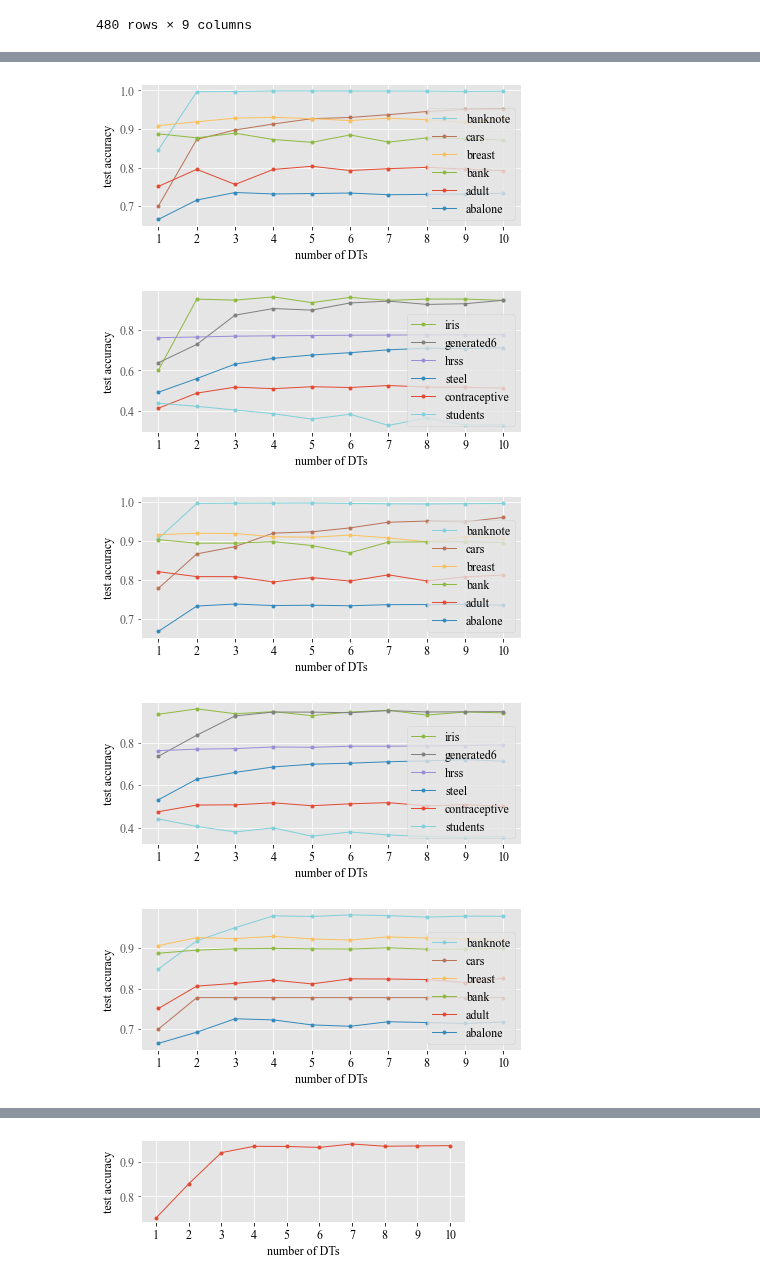
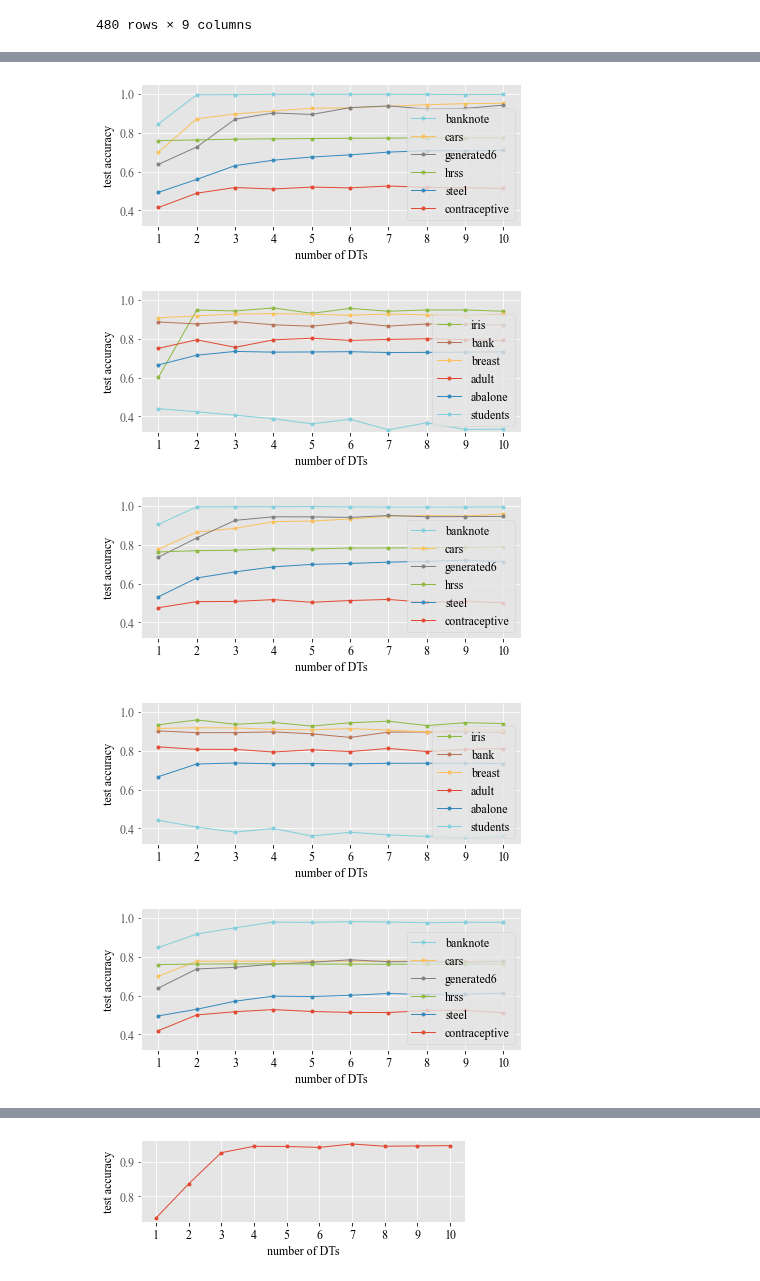
Before and after one commit to simsal0r/mixture-of-decision-trees, a Jupyter notebook: benchmarks/analysis_ex2_n_experts.ipynb, the cells around one changed output, grey strips where cells are left out. Saved outputs shown, nothing was run; the diff lists cells and outputs as text; code cells hidden in the pictures.

```diff
--- a/benchmarks/analysis_ex2_n_experts.ipynb
+++ b/benchmarks/analysis_ex2_n_experts.ipynb
@@ -44,35 +44,38 @@ df
 #  ["students_input.pd","students_target.pd"],
 #  #["sensorless_input.pd","sensorless_target.pd"], # Very Large dataset
 
+#B97357 brown
+#988ED5 violet
+
 colormap = {
     'iris_input.pd': "#8EBA42",
     'breast_cancer_input.np' : "#FBC15E" ,
-    'cars_input.pd' : "#B97357",
+    'cars_input.pd' : "#FBC15E",
     'abalone_input.pd': "#348ABD",
     'steel_input.pd': "#348ABD",
     'contraceptive_input.pd' : "#E24A33" ,
     'students_input.pd' : "#81D0DB",
     'banknote_input.pd' : "#81D0DB",
-    'bank_input.pd' : "#8EBA42",
+    'bank_input.pd' : "#B97357",
     'adult_input.pd' :"#E24A33",
-    'hrss_input.pd' : "#988ED5",
+    'hrss_input.pd' : "#8EBA42",
     'generated6_input.np' : "grey",
 }
 datasets1 = [
             "banknote_input.pd",
             "cars_input.pd",
-            "breast_cancer_input.np",
-            "bank_input.pd",
-            "adult_input.pd",
-            "abalone_input.pd",
-]
-datasets2 = [
-
-            "iris_input.pd",
             "generated6_input.np",
             "hrss_input.pd",
             "steel_input.pd",
             "contraceptive_input.pd",
+
+]
+datasets2 = [
+            "iris_input.pd",
+            "bank_input.pd",
+            "breast_cancer_input.np",
+            "adult_input.pd",
+            "abalone_input.pd",
             "students_input.pd",
 ]
 # %%
@@ -92,32 +95,32 @@ datasets2 = [
 # %%
 for gate in ["None","feature_importance_lr_max"]:
     for depth in [1,2]:
         first_set = True
         for datasets_chunk in [datasets1,datasets2]:
             if first_set:
                 first_set = False
                 chunk_name = "datasets1"
             else:
                 chunk_name = "datasets2"
             for dataset in datasets_chunk:
                 dataset_name = dataset.split("_")[0]
 
                 slice1 = df[(df.dataset ==  dataset_name) & (df.gate == gate) & (df.depth == depth)]
                 fig = plt.gcf()
                 fig.set_size_inches(6.8, 2.6)
                 plt.xticks(df.n_experts.unique())
                 plt.ylabel("test accuracy", fontsize=12)
                 plt.xlabel("number of DTs", fontsize=12)
                 #plt.title(str(gate) + " " + str(depth))
                 ax = plt.gca()
-                #ax.set_ylim(top=1)
+                ax.set_ylim(0.32,1.05)
                 plt.plot(slice1.n_experts,slice1.test,linewidth=1,linestyle='-',marker=".",color=colormap[dataset],label=dataset_name)
                 ax.legend(loc="lower right")
-            plt.savefig("plots/n_experts_{}_{}_{}.pdf".format(gate,str(depth),chunk_name), bbox_inches="tight")
+            #plt.savefig("plots/n_experts_{}_{}_{}.pdf".format(gate,str(depth),chunk_name), bbox_inches="tight")
             plt.show()
 # %% [output]
-[figure, old version]
+[figure, new version]
-[figure, old version]
+[figure, new version]
-[figure, old version]
+[figure, new version]
-[figure, old version]
+[figure, new version]
-[figure, old version]
+[figure, new version]
```
Also changed, not shown: parts of 1 cell of this notebook, 33 other files.
